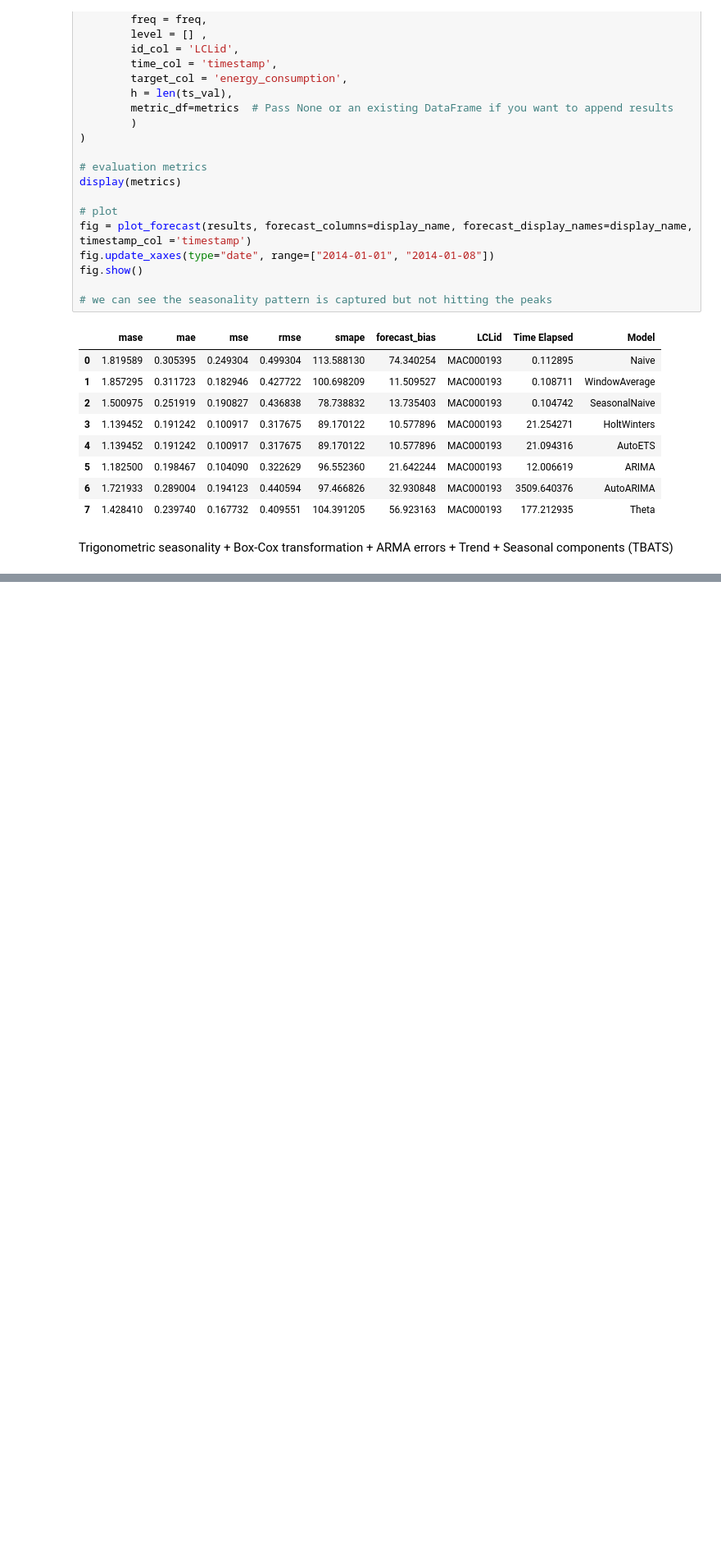
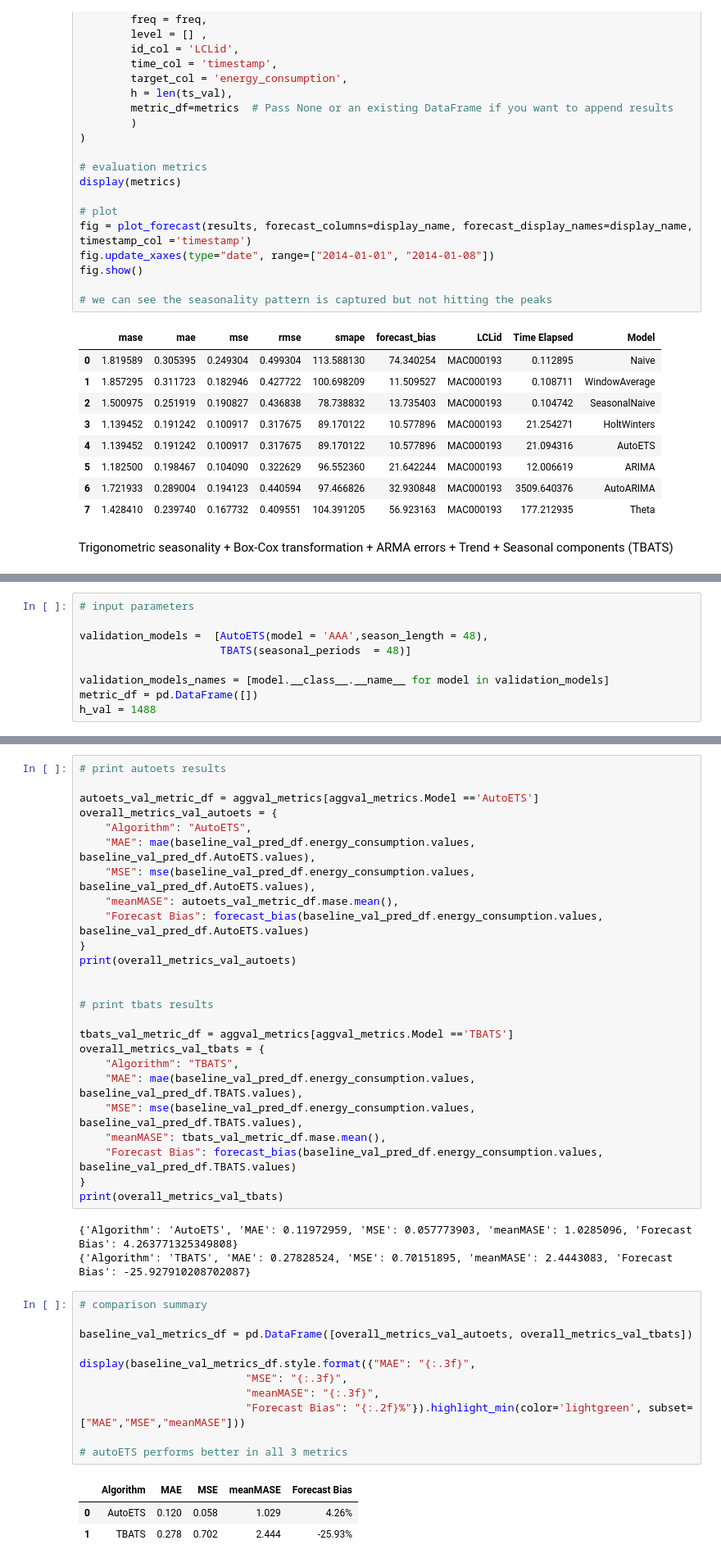
Before and after one commit to Joanna-Dai/Modern-Time-Series-Forecasting-with-Python, a Jupyter notebook: ch4_2.ipynb, the cells around one changed output, grey strips where cells are left out. Shown at 82% size. Cells and saved outputs as stored; diff of their text form; blank space fills up the shorter version.

```diff
--- a/ch4_2.ipynb
+++ b/ch4_2.ipynb
@@ -529,0 +632,9 @@ Trigonometric seasonality + Box-Cox transformation + ARMA errors + Trend + Seaso
+# %%
+# input parameters
+
+validation_models =  [AutoETS(model = 'AAA',season_length = 48),
+                      TBATS(seasonal_periods  = 48)]
+
+validation_models_names = [model.__class__.__name__ for model in validation_models]
+metric_df = pd.DataFrame([])
+h_val = 1488
@@ -529,0 +661,43 @@ Trigonometric seasonality + Box-Cox transformation + ARMA errors + Trend + Seaso
+# %%
+# print autoets results
+
+autoets_val_metric_df = aggval_metrics[aggval_metrics.Model =='AutoETS']
+overall_metrics_val_autoets = {
+    "Algorithm": "AutoETS",
+    "MAE": mae(baseline_val_pred_df.energy_consumption.values, baseline_val_pred_df.AutoETS.values),
+    "MSE": mse(baseline_val_pred_df.energy_consumption.values, baseline_val_pred_df.AutoETS.values),
+    "meanMASE": autoets_val_metric_df.mase.mean(),
+    "Forecast Bias": forecast_bias(baseline_val_pred_df.energy_consumption.values, baseline_val_pred_df.AutoETS.values)
+}
+print(overall_metrics_val_autoets)
+
+
+# print tbats results
+
+tbats_val_metric_df = aggval_metrics[aggval_metrics.Model =='TBATS']
+overall_metrics_val_tbats = {
+    "Algorithm": "TBATS",
+    "MAE": mae(baseline_val_pred_df.energy_consumption.values, baseline_val_pred_df.TBATS.values),
+    "MSE": mse(baseline_val_pred_df.energy_consumption.values, baseline_val_pred_df.TBATS.values),
+    "meanMASE": tbats_val_metric_df.mase.mean(),
+    "Forecast Bias": forecast_bias(baseline_val_pred_df.energy_consumption.values, baseline_val_pred_df.TBATS.values)
+}
+print(overall_metrics_val_tbats)
+# %% [output]
+{'Algorithm': 'AutoETS', 'MAE': 0.11972959, 'MSE': 0.057773903, 'meanMASE': 1.0285096, 'Forecast Bias': 4.263771325349808}
+{'Algorithm': 'TBATS', 'MAE': 0.27828524, 'MSE': 0.70151895, 'meanMASE': 2.4443083, 'Forecast Bias': -25.927910208702087}
+# %%
+# comparison summary
+
+baseline_val_metrics_df = pd.DataFrame([overall_metrics_val_autoets, overall_metrics_val_tbats])
+
+display(baseline_val_metrics_df.style.format({"MAE": "{:.3f}",
+                          "MSE": "{:.3f}",
+                          "meanMASE": "{:.3f}",
+                          "Forecast Bias": "{:.2f}%"}).highlight_min(color='lightgreen', subset=["MAE","MSE","meanMASE"]))
+
+# autoETS performs better in all 3 metrics
+# %% [output]
+|  | Algorithm | MAE | MSE | meanMASE | Forecast Bias |
+| 0 | AutoETS | 0.120 | 0.058 | 1.029 | 4.26% |
+| 1 | TBATS | 0.278 | 0.702 | 2.444 | -25.93% |
```
Also changed, not shown: parts of 18 cells of this notebook.
